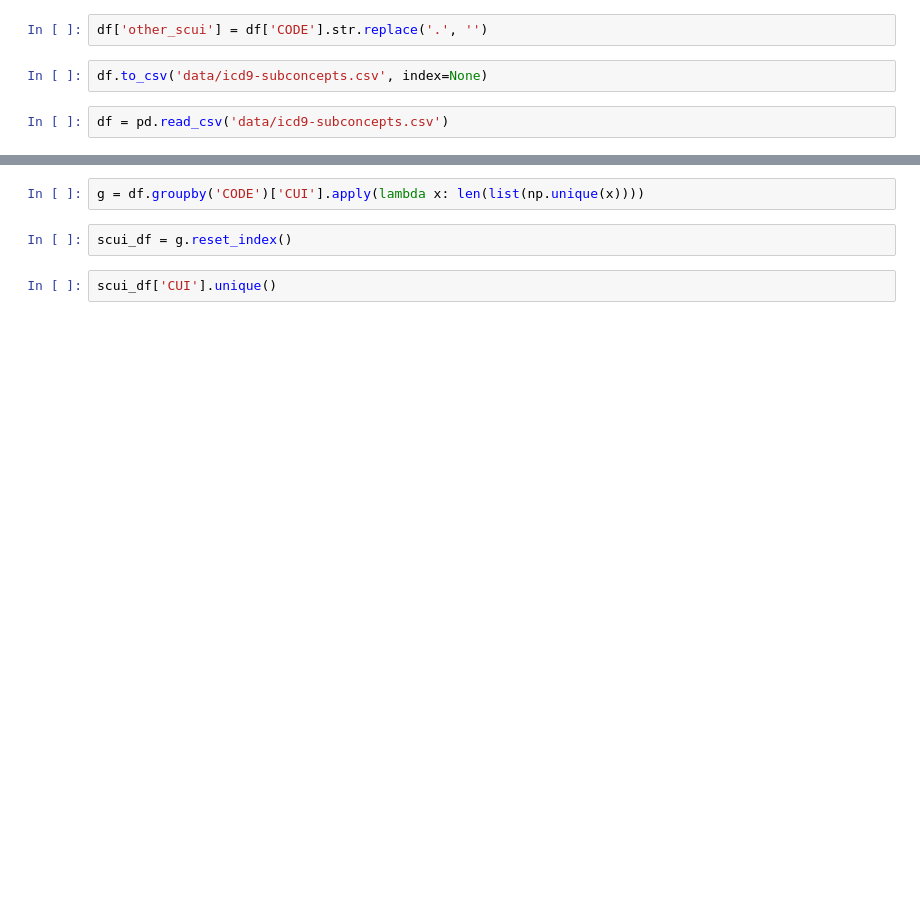
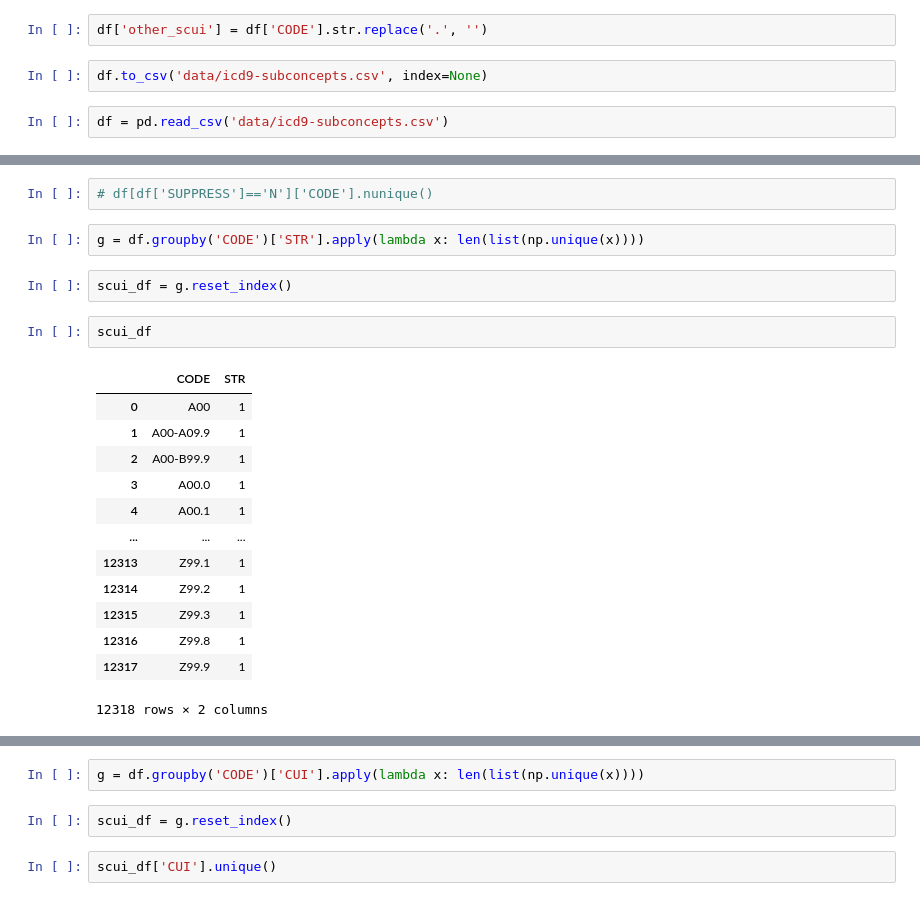
Before and after one commit to wtgme/snomed, a Jupyter notebook: umls.ipynb, the cells around one changed output, grey strips where cells are left out. Saved outputs shown, nothing was run; the diff lists cells and outputs as text; blank space fills up the shorter version.

```diff
--- a/umls.ipynb
+++ b/umls.ipynb
@@ -164,0 +239,22 @@ df = pd.read_csv('data/icd9-subconcepts.csv')
+# %%
+# df[df['SUPPRESS']=='N']['CODE'].nunique()
+# %%
+g = df.groupby('CODE')['STR'].apply(lambda x: len(list(np.unique(x))))
+# %%
+scui_df = g.reset_index()
+# %%
+scui_df
+# %% [output]
+|  | CODE | STR |
+| 0 | A00 | 1 |
+| 1 | A00-A09.9 | 1 |
+| 2 | A00-B99.9 | 1 |
+| 3 | A00.0 | 1 |
+| 4 | A00.1 | 1 |
+| ... | ... | ... |
+| 12313 | Z99.1 | 1 |
+| 12314 | Z99.2 | 1 |
+| 12315 | Z99.3 | 1 |
+| 12316 | Z99.8 | 1 |
+| 12317 | Z99.9 | 1 |
+12318 rows × 2 columns
```
Also changed, not shown: parts of 37 cells of this notebook.
